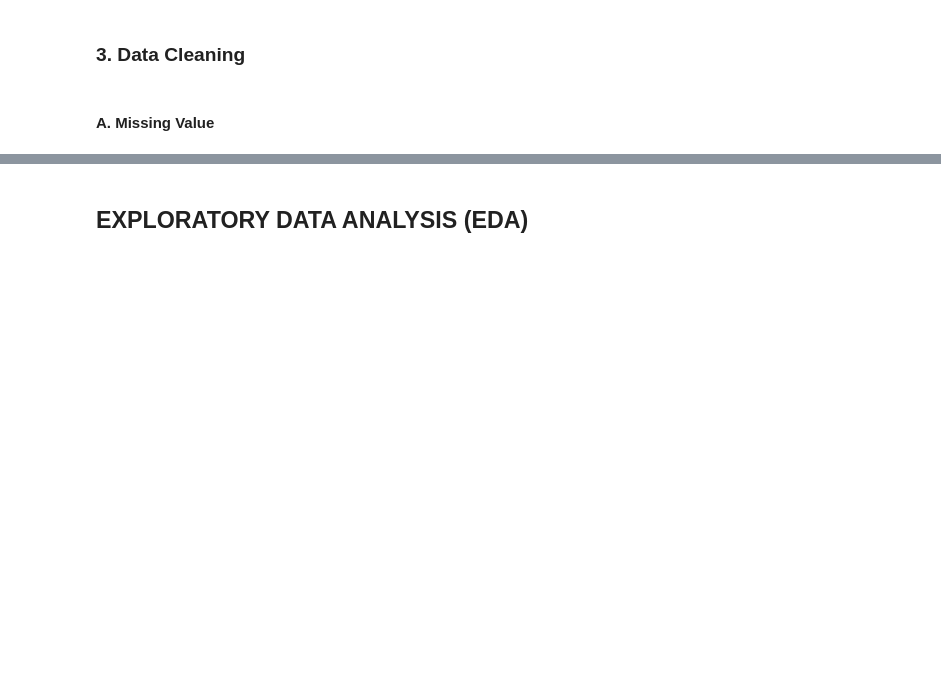
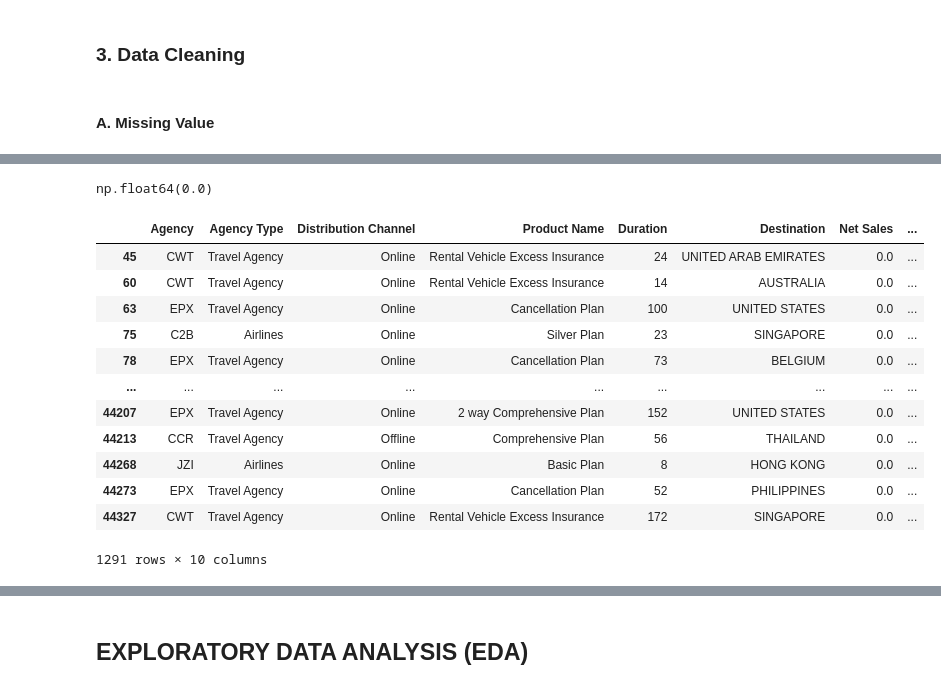
Before and after one commit to prima-as/Capstone-3_Machine-Learning, a Jupyter notebook: Capstone 3 - ML for Travel Insurance.ipynb, the cells around one changed output, grey strips where cells are left out. Cells and saved outputs as stored; diff of their text form; code cells hidden in the pictures; blank space fills up the shorter version.

```diff
--- a/Capstone 3 - ML for Travel Insurance.ipynb
+++ b/Capstone 3 - ML for Travel Insurance.ipynb
@@ -221,0 +412,19 @@ SyntaxError: closing parenthesis ']' does not match opening parenthesis '(' on l
+# %%
+# Mengubah nilai minus dari fitur Net Sales menjadi absolut (plus)
+df_travel['Net Sales'] = df_travel['Net Sales'].abs()
+display(df_travel['Net Sales'].min(), df_travel[df_travel['Net Sales']==0])
+# %% [output]
+np.float64(0.0)
+|  | Agency | Agency Type | Distribution Channel | Product Name | Duration | Destination | Net Sales | ... |
+| 45 | CWT | Travel Agency | Online | Rental Vehicle Excess Insurance | 24 | UNITED ARAB EMIRATES | 0.0 | ... |
+| 60 | CWT | Travel Agency | Online | Rental Vehicle Excess Insurance | 14 | AUSTRALIA | 0.0 | ... |
+| 63 | EPX | Travel Agency | Online | Cancellation Plan | 100 | UNITED STATES | 0.0 | ... |
+| 75 | C2B | Airlines | Online | Silver Plan | 23 | SINGAPORE | 0.0 | ... |
+| 78 | EPX | Travel Agency | Online | Cancellation Plan | 73 | BELGIUM | 0.0 | ... |
+| ... | ... | ... | ... | ... | ... | ... | ... | ... |
+| 44207 | EPX | Travel Agency | Online | 2 way Comprehensive Plan | 152 | UNITED STATES | 0.0 | ... |
+| 44213 | CCR | Travel Agency | Offline | Comprehensive Plan | 56 | THAILAND | 0.0 | ... |
+| 44268 | JZI | Airlines | Online | Basic Plan | 8 | HONG KONG | 0.0 | ... |
+| 44273 | EPX | Travel Agency | Online | Cancellation Plan | 52 | PHILIPPINES | 0.0 | ... |
+| 44327 | CWT | Travel Agency | Online | Rental Vehicle Excess Insurance | 172 | SINGAPORE | 0.0 | ... |
+1291 rows × 10 columns
```
Also changed, not shown: parts of 47 cells of this notebook.
